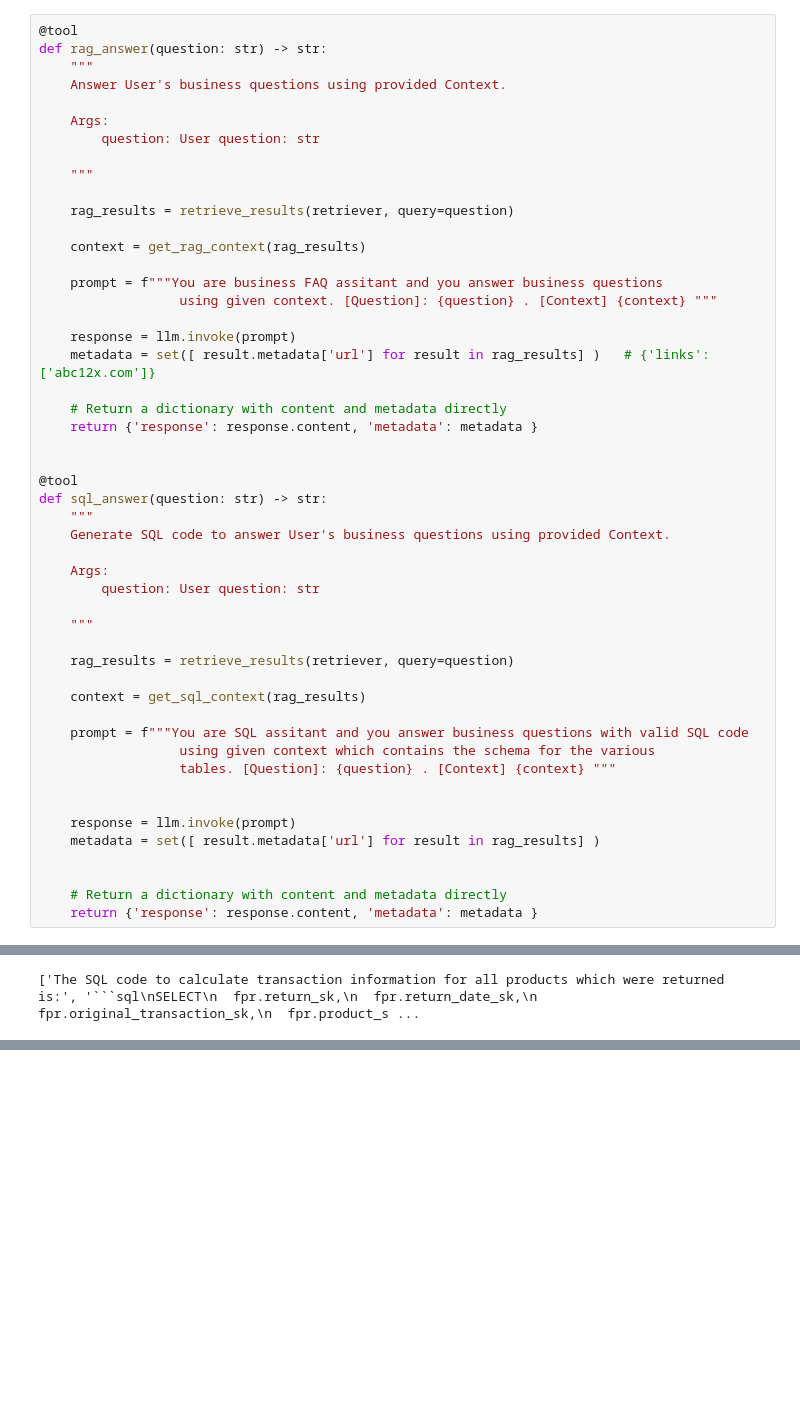
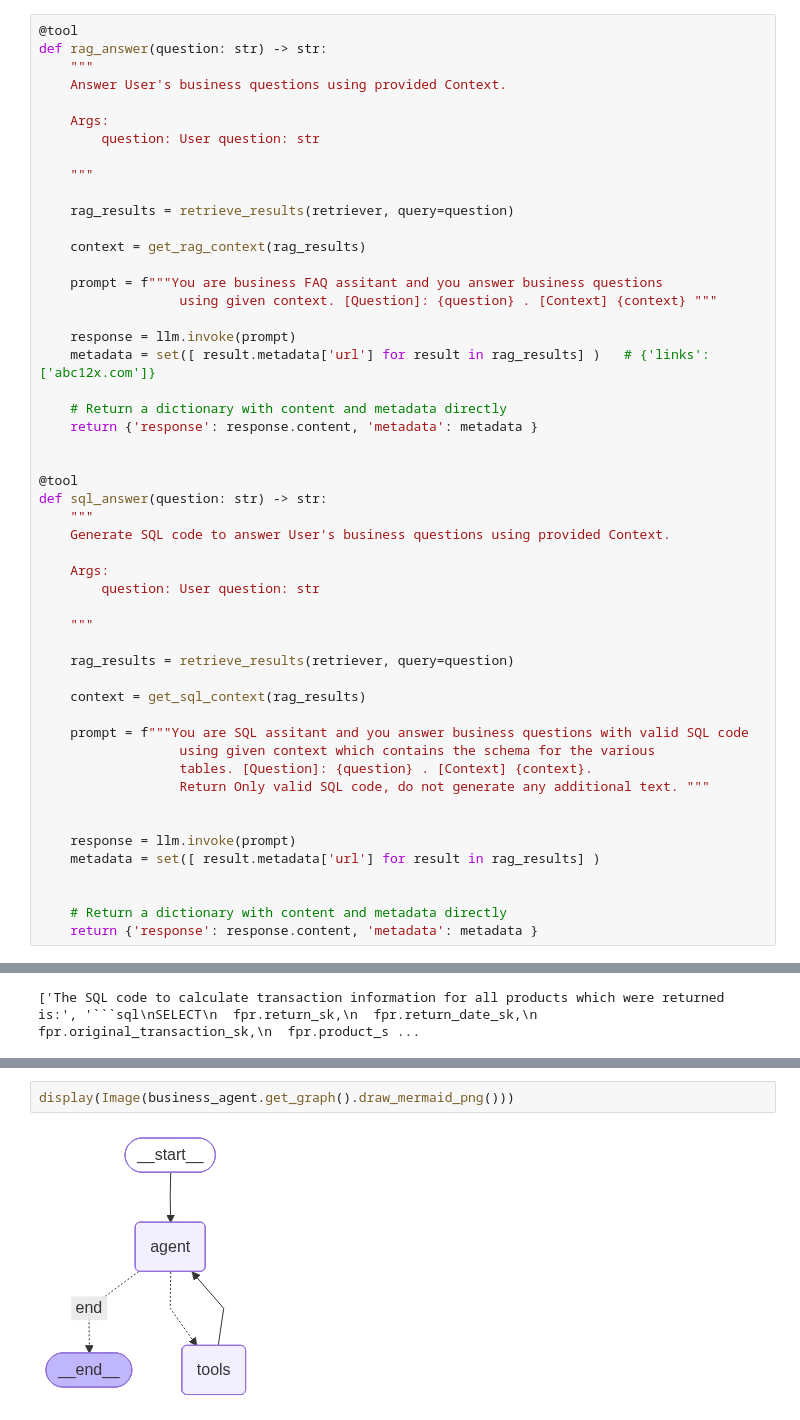
Before and after one commit to shashank3110/genAI, a Jupyter notebook: langgraph_edw_agent.ipynb, the cells around one changed output, grey strips where cells are left out. Saved outputs shown, nothing was run; the diff lists cells and outputs as text; blank space fills up the shorter version.

```diff
--- a/langgraph_edw_agent.ipynb
+++ b/langgraph_edw_agent.ipynb
@@ -1243,7 +1228,8 @@ def sql_answer(question: str) -> str:
 
     prompt = f"""You are SQL assitant and you answer business questions with valid SQL code
                   using given context which contains the schema for the various
-                  tables. [Question]: {question} . [Context] {context} """
+                  tables. [Question]: {question} . [Context] {context}.
+                  Return Only valid SQL code, do not generate any additional text. """
 
 
     response = llm.invoke(prompt)
@@ -1383,0 +1384,4 @@ print(result2["messages"][-1].content)
+# %%
+display(Image(business_agent.get_graph().draw_mermaid_png()))
+# %% [output]
+[figure, added]
```
Also changed, not shown: parts of 27 cells of this notebook.
